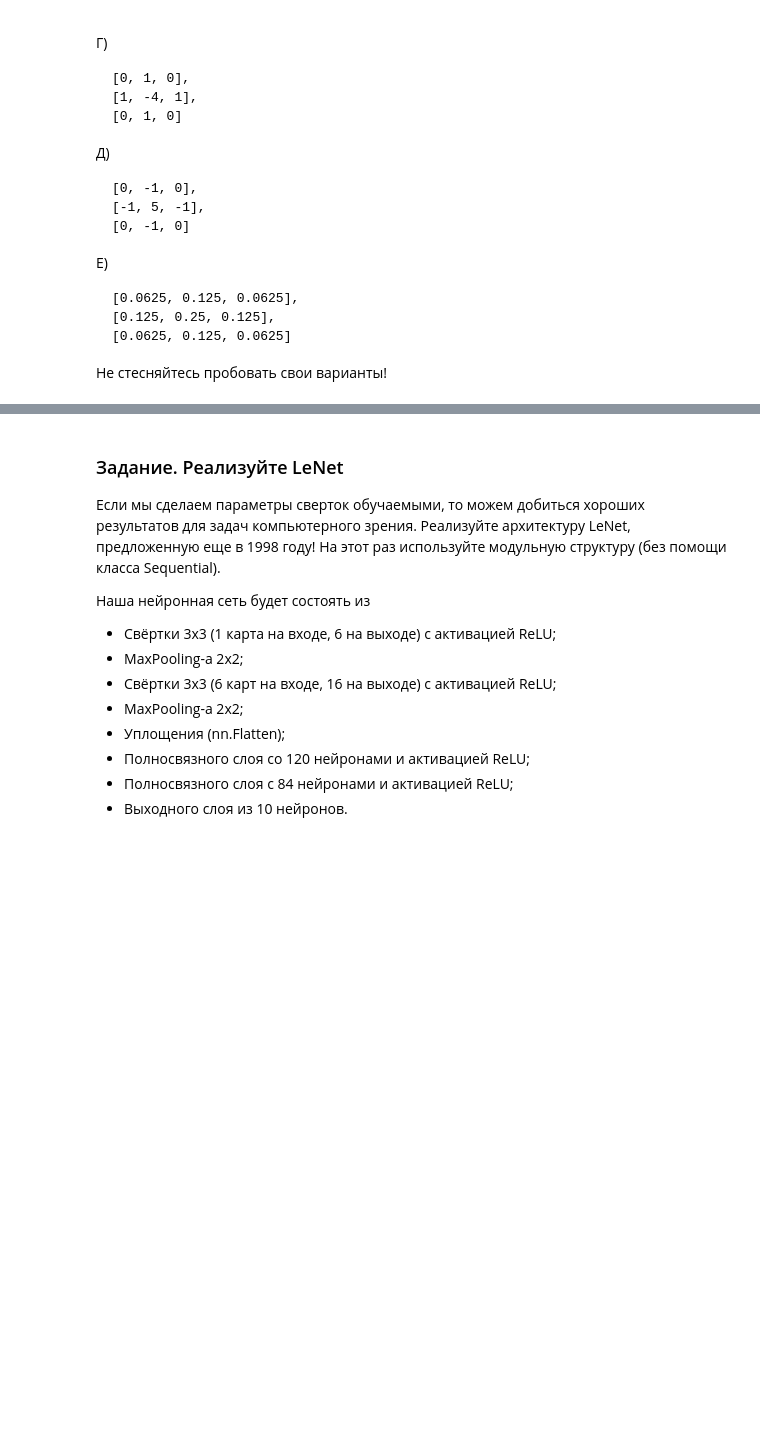
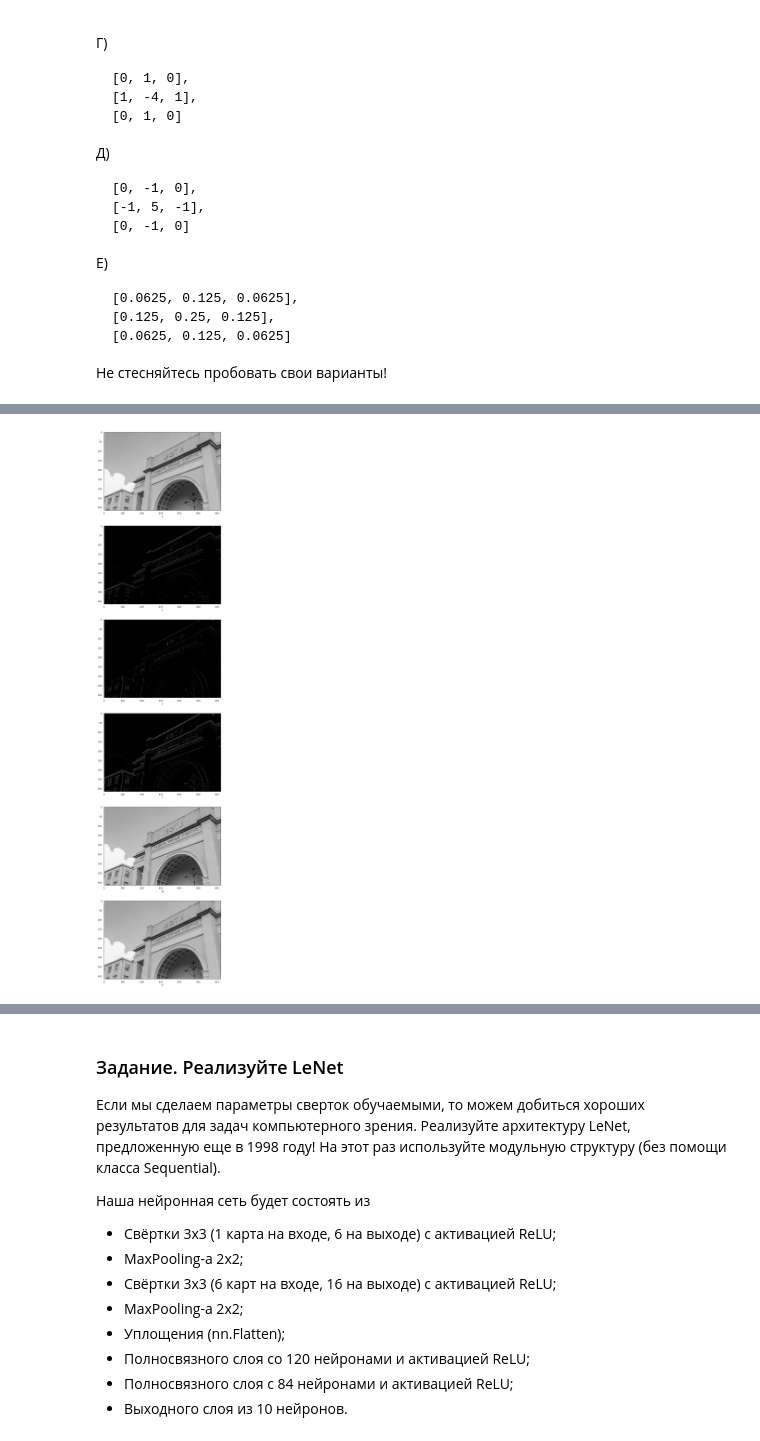
Before and after one commit to pmaishev/dls2023, a Jupyter notebook: [homework_2023_2_pm]dense_and_convolutional_nn.ipynb, the cells around one changed output, grey strips where cells are left out. Cells and saved outputs as stored; diff of their text form; code cells hidden in the pictures; blank space fills up the shorter version.

```diff
--- a/[homework_2023_2_pm]dense_and_convolutional_nn.ipynb
+++ b/[homework_2023_2_pm]dense_and_convolutional_nn.ipynb
@@ -581,21 +585,38 @@ A)
 
 Не стесняйтесь пробовать свои варианты!
 # %%
-img_t = torch.from_numpy(RGB_img).type(torch.float32).unsqueeze(0)
-kernel = torch.tensor([
-    [0, 0, 0],
-    [1, -2, 1],
-    [0, 0, 0]
-]).reshape(1, 1, 3, 3).type(torch.float32)
 
-kernel = kernel.repeat(3, 3, 1, 1)
-img_t = img_t.permute(0, 3, 1, 2)  # [BS, H, W, C] -> [BS, C, H, W]
-img_t = nn.ReflectionPad2d(1)(img_t)  # Pad Image for same output size
+kernels = {
+    "A": [[0, 0, 0],[0, 1, 0],[0, 0, 0]],
+    "Б": [[0, 1, 0],[0, -2, 0],[0, 1, 0]],
+    "В": [[0, 0, 0],[1, -2, 1],[0, 0, 0]],
+    "Г": [[0, 1, 0],[1, -4, 1],[0, 1, 0]],
+    "Д": [[0, -1, 0],[-1, 5, -1],[0, -1, 0]],
+    "Е": [[0.0625, 0.125, 0.0625],[0.125, 0.25, 0.125],[0.0625, 0.125, 0.0625]]
+}
 
-result = F.conv2d(img_t, kernel)[0]  #
+results = {}
+for key in kernels.keys():
+    img_t = torch.from_numpy(RGB_img).type(torch.float32).unsqueeze(0)
+    kernel = torch.tensor(kernels[key]).reshape(1, 1, 3, 3).type(torch.float32)
+
+    kernel = kernel.repeat(3, 3, 1, 1)
+    img_t = img_t.permute(0, 3, 1, 2)  # [BS, H, W, C] -> [BS, C, H, W]
+    img_t = nn.ReflectionPad2d(1)(img_t)  # Pad Image for same output size
+
+    result = F.conv2d(img_t, kernel)[0]  #
+    results[key] = result
 # %%
-plt.figure(figsize=(12, 8))
-result_np = result.permute(1, 2, 0).numpy() / 256 / 3
+fig, axs = plt.subplots(len(results), 1, figsize=(12, 8*len(results)))
 
-plt.imshow(result_np)
+#plt.figure(figsize=(12, 8))
+idx = 0
+for key in kernels.keys():
+    result_np = results[key].permute(1, 2, 0).numpy() / 256 / 3
+
+    axs[idx].imshow(result_np)
+    axs[idx].set_xlabel(key)
+    idx += 1
+
 plt.show()
+# %% [output]
@@ -602,3 +627,4 @@ plt.show()
+[figure, added]
 # %% [markdown]
 **Вопрос 5.** Как можно описать действия ядер, приведенных выше? Сопоставьте для каждой буквы число.
 
```
Also changed, not shown: parts of 24 cells of this notebook.
